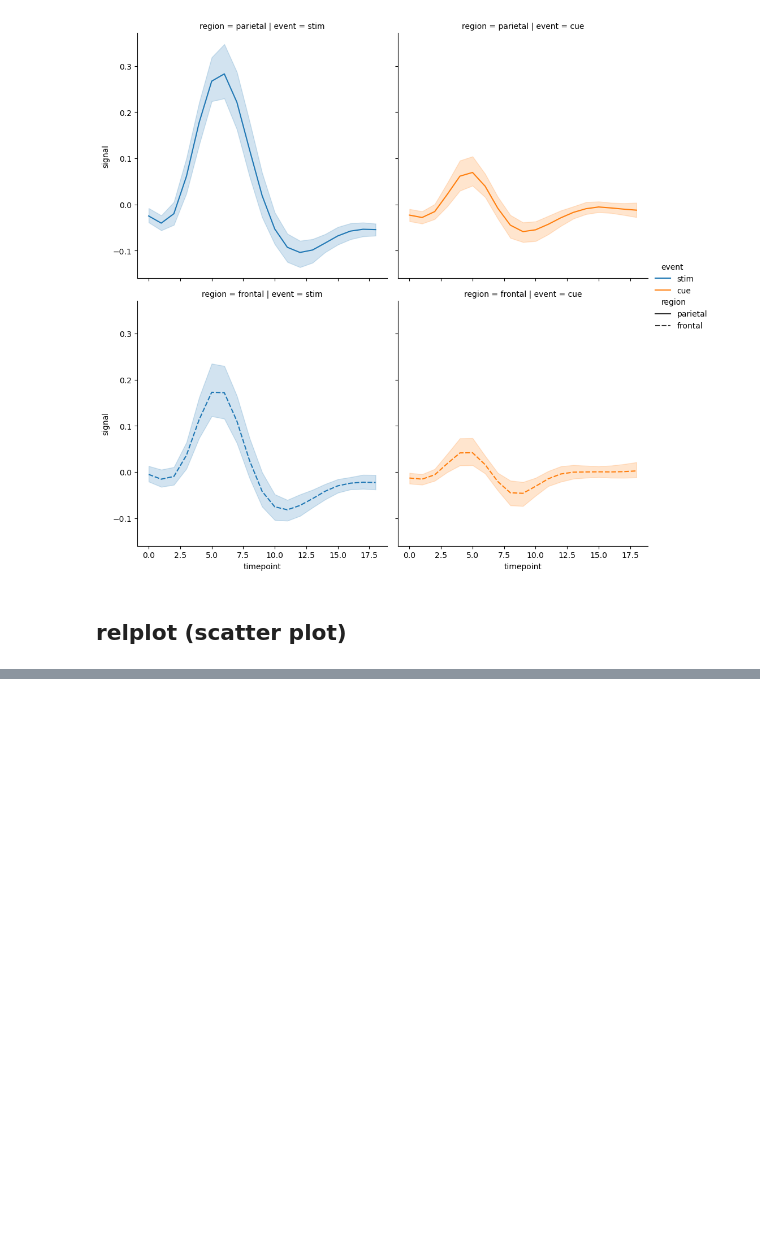
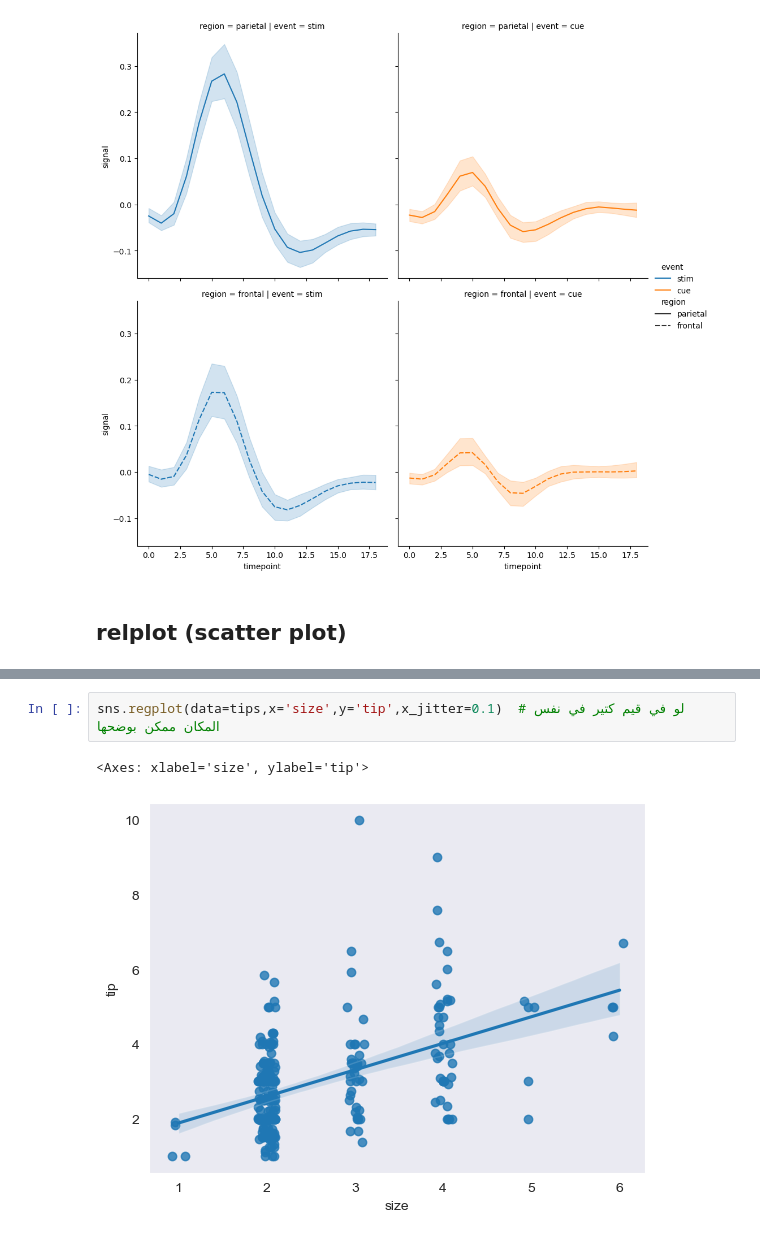
Before and after one commit to AhmedRefat1412/python, a Jupyter notebook: seaborn.ipynb, the cells around one changed output, grey strips where cells are left out. Drawn from its saved outputs; the diff is of its cells as text; blank space fills up the shorter version.

```diff
--- a/seaborn.ipynb
+++ b/seaborn.ipynb
@@ -89,0 +103,5 @@ sns.relplot(data=tips, x='total_bill',y='tip',hue="time", style='time',markers={
+# %%
+sns.regplot(data=tips,x='size',y='tip',x_jitter=0.1)  # لو في قيم كتير في نفس المكان ممكن بوضحها
+# %% [output]
+<Axes: xlabel='size', ylabel='tip'>
+[figure, added]
```
Also changed, not shown: parts of 4 cells of this notebook, 2 other files.
